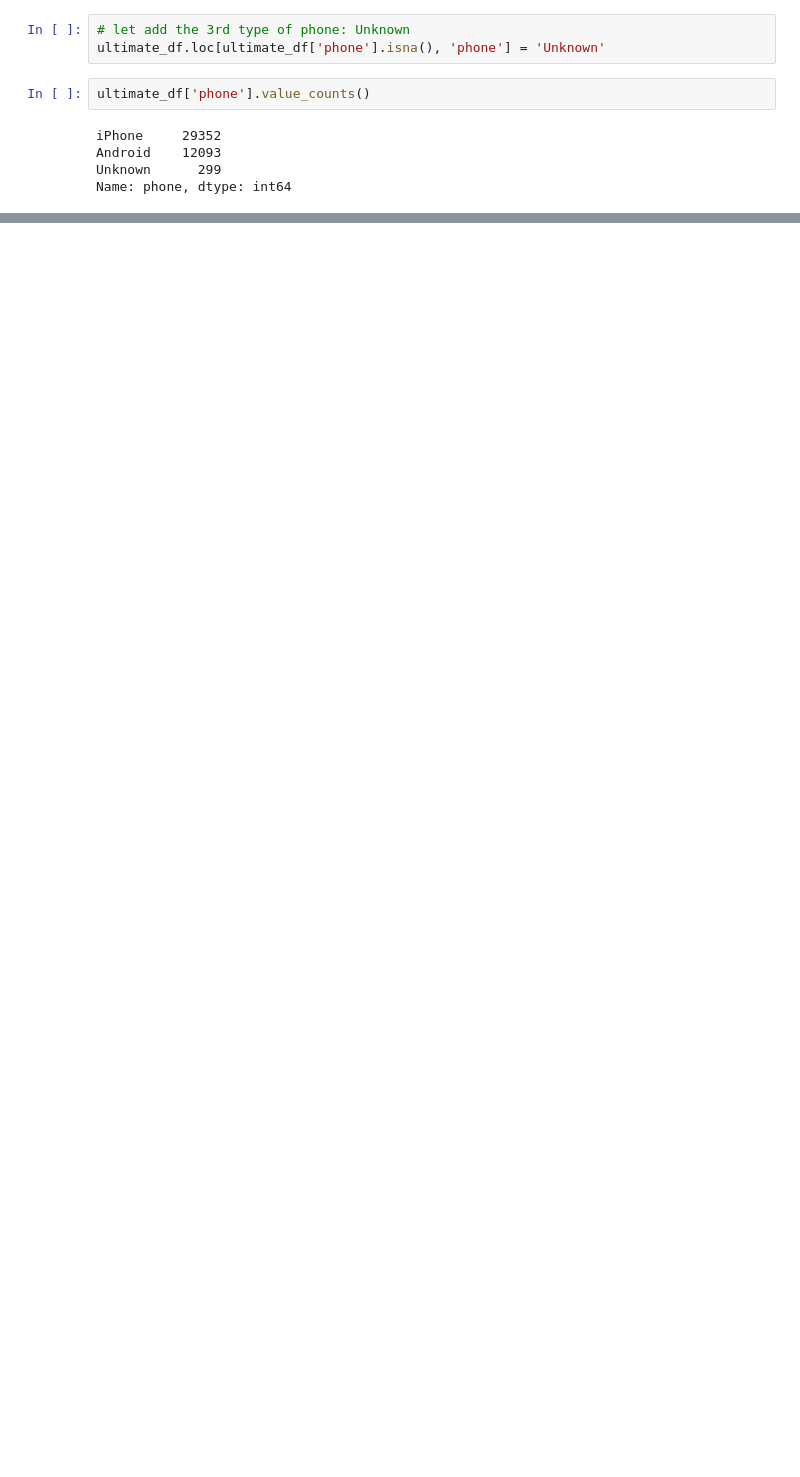
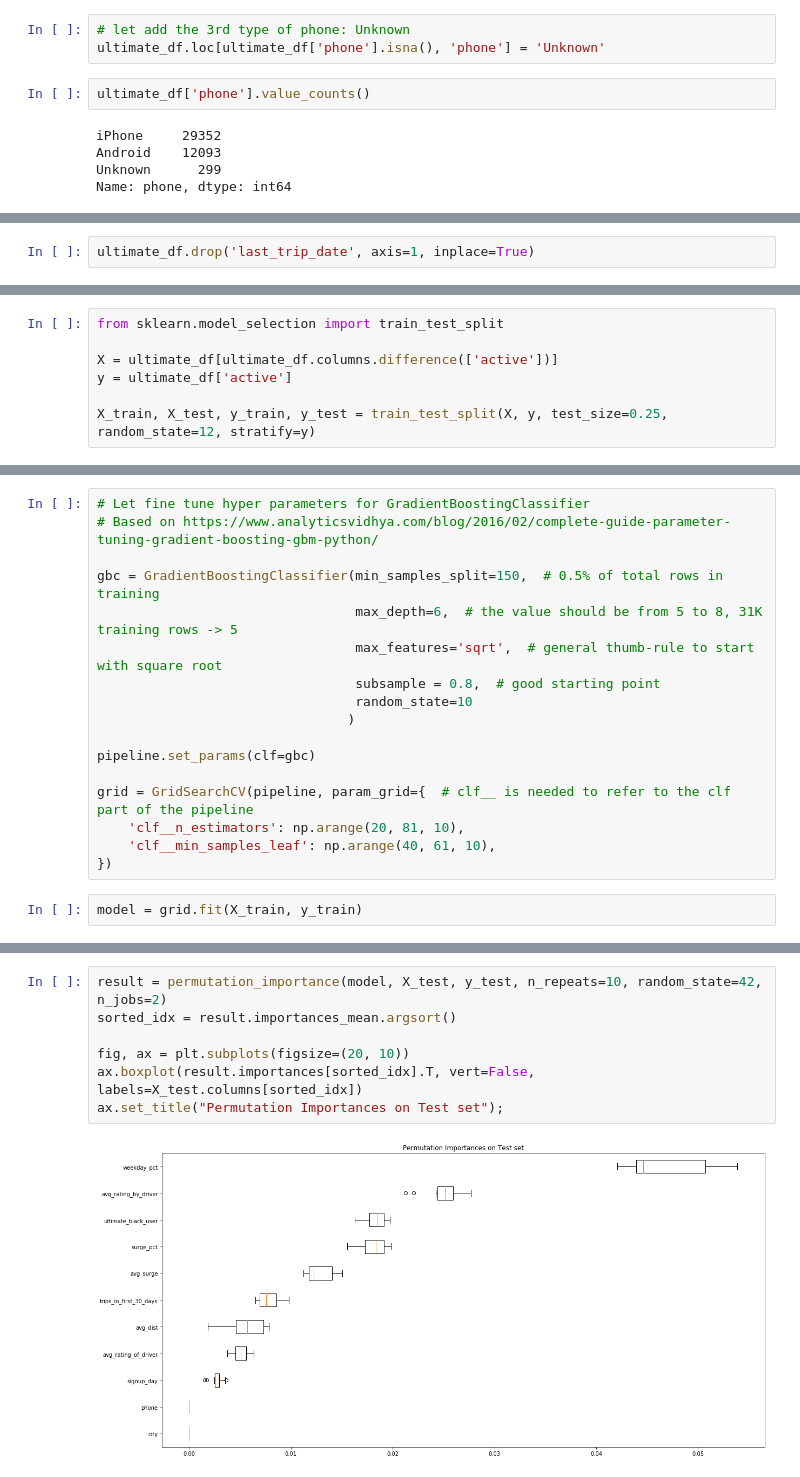
Before and after one commit to elbertsoftware/SpringboardAIC, a Jupyter notebook: take-home-challenges/ultimate_challenge/ultimate_data_science_challenge.ipynb, the cells around one changed output, grey strips where cells are left out. Cells and saved outputs as stored; diff of their text form; blank space fills up the shorter version.

Commit message:
Finished implementing take-home challenge 1 for Ultimate Inc.

```diff
--- a/take-home-challenges/ultimate_challenge/ultimate_data_science_challenge.ipynb
+++ b/take-home-challenges/ultimate_challenge/ultimate_data_science_challenge.ipynb
@@ -242,0 +321,2 @@ Name: phone, dtype: int64
+# %%
+ultimate_df.drop('last_trip_date', axis=1, inplace=True)
@@ -242,0 +361,7 @@ Name: phone, dtype: int64
+# %%
+from sklearn.model_selection import train_test_split
+
+X = ultimate_df[ultimate_df.columns.difference(['active'])]
+y = ultimate_df['active']
+
+X_train, X_test, y_train, y_test = train_test_split(X, y, test_size=0.25, random_state=12, stratify=y)
@@ -242,0 +496,19 @@ Name: phone, dtype: int64
+# %%
+# Let fine tune hyper parameters for GradientBoostingClassifier
+# Based on https://www.analyticsvidhya.com/blog/2016/02/complete-guide-parameter-tuning-gradient-boosting-gbm-python/
+
+gbc = GradientBoostingClassifier(min_samples_split=150,  # 0.5% of total rows in training
+                                 max_depth=6,  # the value should be from 5 to 8, 31K training rows -> 5
+                                 max_features='sqrt',  # general thumb-rule to start with square root
+                                 subsample = 0.8,  # good starting point
+                                 random_state=10
+                                )
+
+pipeline.set_params(clf=gbc)
+
+grid = GridSearchCV(pipeline, param_grid={  # clf__ is needed to refer to the clf part of the pipeline
+    'clf__n_estimators': np.arange(20, 81, 10),
+    'clf__min_samples_leaf': np.arange(40, 61, 10),
+})
+# %%
+model = grid.fit(X_train, y_train)
@@ -242,0 +565,9 @@ Name: phone, dtype: int64
+# %%
+result = permutation_importance(model, X_test, y_test, n_repeats=10, random_state=42, n_jobs=2)
+sorted_idx = result.importances_mean.argsort()
+
+fig, ax = plt.subplots(figsize=(20, 10))
+ax.boxplot(result.importances[sorted_idx].T, vert=False, labels=X_test.columns[sorted_idx])
+ax.set_title("Permutation Importances on Test set");
+# %% [output]
+[figure, added]
```
Also changed, not shown: parts of 46 cells of this notebook.
